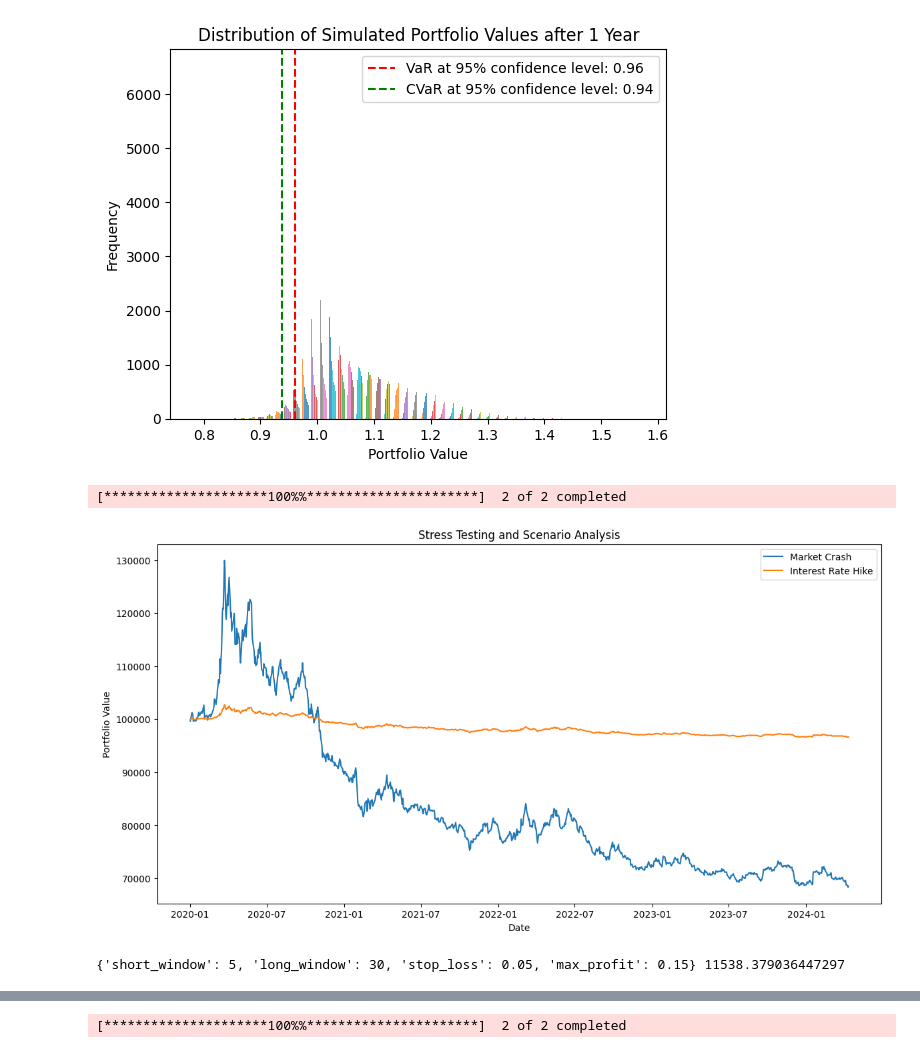
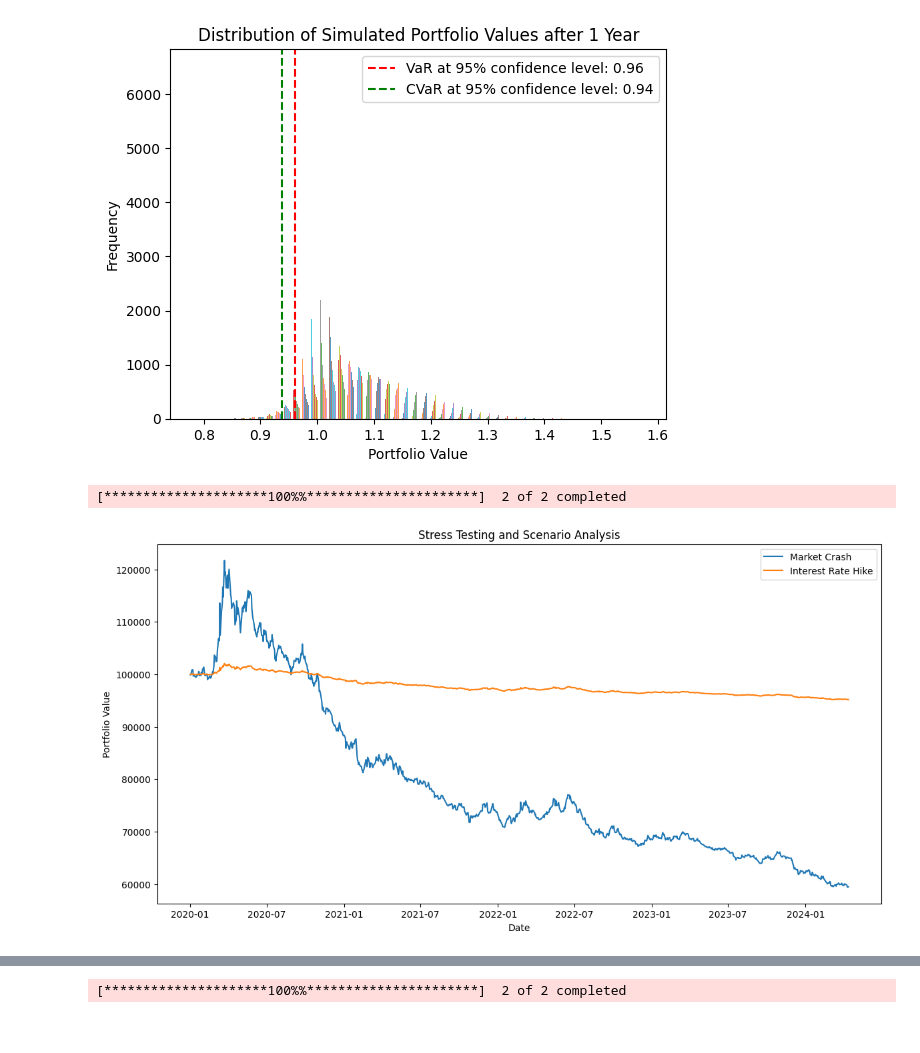
Before and after one commit to gsharma239/MBAZG555, a Jupyter notebook: Assignment-3.ipynb, the cells around one changed output, grey strips where cells are left out. Cells and saved outputs as stored; diff of their text form; code cells hidden in the pictures.

```diff
--- a/Assignment-3.ipynb
+++ b/Assignment-3.ipynb
@@ -600,10 +605,11 @@ Portfolio VaR at 5.0% confidence level: 0.96
 Portfolio CVaR at 5.0% confidence level: 0.94
 [figure]
 # %%
-# do the sentiment analysis
+# Step 7: Comparative Analysis: Compare the performance of each strategy across different market conditions, including bull, bear, and volatile markets.
+#         Analyze how each strategy reacts to changing market dynamics.
 
 # Define the tickers we are interested in
-tickers = ["ICICIBANK.NS", "HDFCBANK.NS" ]
+tickers = ["ICICIBANK.NS", "NV20BEES.NS" ]
 
 # Fetch historical data from Yahoo Finance
 start_date = "2020-01-01"
@@ -638,31 +644,31 @@ def apply_stress_scenario(returns, scenario, tickers):
         stressed_returns *= scenario
     return stressed_returns
 
 
 # Apply each scenario and calculate stressed portfolio value
 initial_investment = 100000  # Initial portfolio investment
 stressed_portfolio_values = {}
 
 for name, scenario in scenarios.items():
     stressed_returns = apply_stress_scenario(returns, scenario, tickers)
     stressed_portfolio_returns = stressed_returns.dot(portfolio_weights)
     stressed_portfolio_values[name] = (stressed_portfolio_returns + 1).cumprod() * initial_investment
 
 # Convert the results to a DataFrame for easy viewing
 stressed_portfolio_values_df = pd.DataFrame(stressed_portfolio_values)
 
 
 # Visualizing the scenario analysis
 import matplotlib.pyplot as plt
 
 plt.figure(figsize=(14, 7))
 for scenario in stressed_portfolio_values:
     plt.plot(stressed_portfolio_values_df[scenario], label=scenario)
 plt.title('Stress Testing and Scenario Analysis')
 plt.xlabel('Date')
 plt.ylabel('Portfolio Value')
 plt.legend()
 plt.show()
 # %% [output]
 [*********************100%%**********************]  2 of 2 completed
-[figure, old version]
+[figure, new version]
@@ -669,7 +730,8 @@ plt.show()
 # %%
-import itertools
+#Step 8 - Parameter Optimization: Exponental Moving Average (EMA) Crossover Strategy
 
-def optimize_parameters(df, short_window_range, long_window_range, stop_loss_range, max_profit_range, initial_capital=10000):
+def optimize_ema_crossover_parameters(df, short_window_range, long_window_range, stop_loss_range, max_profit_range, initial_capital=10000):
+
     best_params = {}
     best_returns = float('-inf')
 
@@ -683,7 +745,7 @@ def optimize_parameters(df, short_window_range, long_window_range, stop_loss_ran
         max_profit = params[3]
 
         # Calculate returns for current parameter values
-        returns = calculate_smacrossover_returns(df, short_window, long_window, stop_loss, max_profit, initial_capital)['sma_crossover_captial_value'].iloc[-1]
+        returns = calculate_emacrossover_returns(df, short_window, long_window, stop_loss, max_profit, initial_capital)['ema_crossover_captial_value'].iloc[-1]
 
         # Check if current returns are better than previous best returns
         if returns > best_returns:
@@ -698,8 +760,24 @@ long_window_range = range(20, 101, 10)
 stop_loss_range = [0.05, 0.1, 0.15]
 max_profit_range = [0.05, 0.1, 0.15]
 
-# Optimize the parameters
-best_params, best_returns = optimize_parameters(ticker_df, short_window_range, long_window_range, stop_loss_range, max_profit_range)
-print ( best_params, best_returns)
+
+# download the data from yfinance
+stock_list =  [ "ICICIBANK.NS", "NV20BEES.NS"]
+drop_column_list =  ['High', 'Low', 'Open', 'Volume', 'Stock Splits', 'Dividends']
+
+for stock_symbol in stock_list:
+
+    # Download the data from yahoo finance for calculating the performance metrics
+    ticker = yf.Ticker( stock_symbol )
+
+    ticker_df = ticker.history( period=setting.period, interval=setting.interval)
+    ticker_df.sort_index(ascending=True, inplace=True)
+    ticker_df.dropna(inplace = True)
+
+    # calculate the daily returns & drop the unnecessary columns
+    ticker_df[ 'daily_returns'] = ticker_df['Close'].pct_change()
+    ticker_df.drop( drop_column_list ,axis=1, inplace=True, errors='ignore')
+
+    # Optimize the parameters
+    best_params, best_returns = optimize_ema_crossover_parameters(ticker_df, short_window_range, long_window_range, stop_loss_range, max_profit_range)
+    print ( f'Stock {stock_symbol} - Best Params: {best_params}, Best Returns, {best_returns}')
-# %% [output]
-{'short_window': 5, 'long_window': 30, 'stop_loss': 0.05, 'max_profit': 0.15} 11538.379036447297
```
Also changed, not shown: parts of 11 cells of this notebook.
